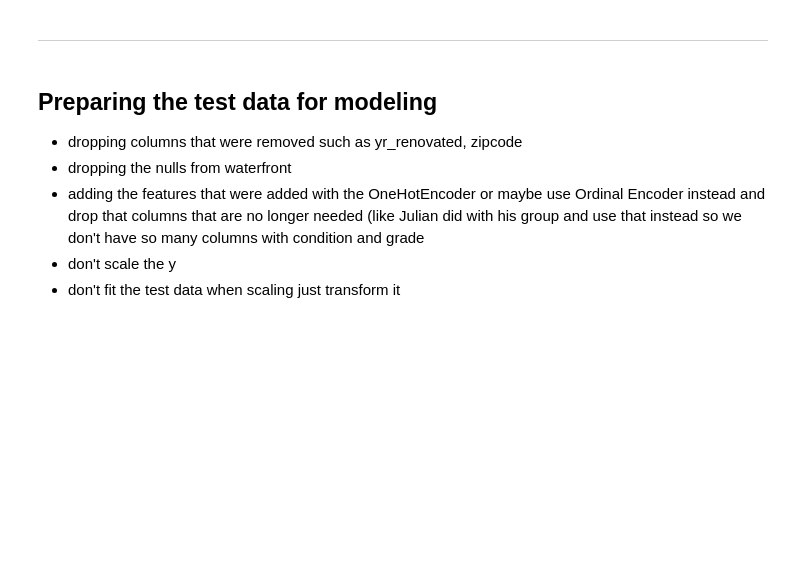
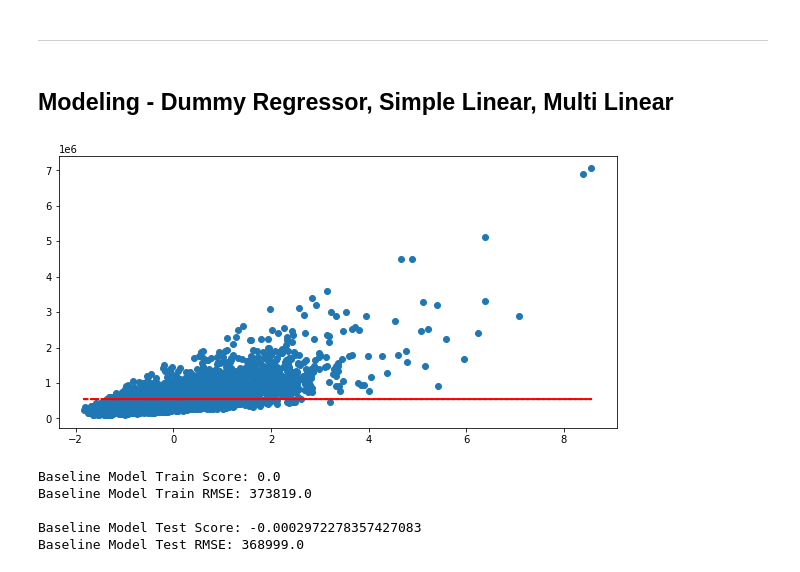
Before and after one commit to btbruno20/Analyzing-King-County-Housing, a Jupyter notebook: kingCounty_housing_regression.ipynb, the cells around one changed output. Cells and saved outputs as stored; diff of their text form; code cells hidden in the pictures; blank space fills up the shorter version.

Commit message:
added Dummy Regressor

```diff
--- a/kingCounty_housing_regression.ipynb
+++ b/kingCounty_housing_regression.ipynb
@@ -686,5 +689,5 @@ train_kch
 # %%
-test_kch = pd.concat([X_test_scaled, cat_encoded_test, y_test_kch], axis=1)
+test_kch = pd.concat([X_test_scaled, waterfront_test, cat_encoded_test, y_test_kch], axis=1)
 test_kch
 # %% [output]
 |  | bedrooms | bathrooms | sqft_living | sqft_lot | floors | sqft_above | sqft_basement | yr_built | ... |
@@ -720,32 +739,17 @@ plt.show()
 # %% [markdown]
 -----------------
-# %% [markdown]
-## Preparing the test data for modeling
-
-- dropping columns that were removed such as yr_renovated, zipcode
-- dropping the nulls from waterfront
-- adding the features that were added with the OneHotEncoder or maybe use Ordinal Encoder instead and drop that columns that are no longer needed (like Julian did with his group and use that instead so we don't have so many columns with condition and grade
-- don't scale the y
-- don't fit the test data when scaling just transform it
-# %%
-#trying to fix the sizes don't match error
-test_kch.drop(columns='yr_renovated', inplace=True)
-
-#dropping missing values from waterfront
-test_kch = test_kch.dropna().reset_index(drop=True)
-
-#sanity check
-test_kch.isnull().sum()
+# %% [markdown]
+## Modeling - Dummy Regressor, Simple Linear, Multi Linear
 # %%
 #begining with the Dummy Regressor - the mean of y: price
 from sklearn.dummy import DummyRegressor
 
 #defining X and y for train_kch
-X_train_kch = train_kch.drop(columns='price')
+X_train_kch = train_kch['sqft_living']
 y_train_kch = train_kch['price']
 
 #defining X and y for test_kch
-X_test_kch = test_kch.drop(columns='price')
+X_test_kch = test_kch['sqft_living']
 y_test_kch = test_kch['price']
 
 dummy_mean = DummyRegressor(strategy='mean').fit(X_train_kch, y_train_kch)
@@ -757,3 +757,30 @@ X_test_kch.shape
 # %%
 #plotting the Dummy Regressor mean and predictions
+plt.figure(figsize=(10, 5))
 plt.scatter(X_test_kch, y_test_kch)
+plt.plot(X_test_kch, y_predict_dummy_mean, color='red', linestyle = 'dashed',
+         linewidth=2, label = 'dummy');
+# %% [output]
+[figure, added]
+# %%
+dummy_regr = DummyRegressor(strategy = 'mean')
+dummy_regr.fit(X_train_kch, y_train_kch)
+dummy_regr.predict(X_train_kch)
+dummy_regr.predict(X_test_kch)
+dummy_regr.score(X_train_kch, y_train_kch)
+dummy_regr.score(X_test_kch, y_test_kch)
+dummy_train_RMSE = MSE(y_train_kch, dummy_regr.predict(X_train_kch),squared = False)
+dummy_test_RMSE = MSE(y_test_kch, dummy_regr.predict(X_test_kch), squared = False)
+
+print()
+print(f'Baseline Model Train Score: {dummy_regr.score(X_train_kch, y_train_kch)}')
+print(f'Baseline Model Train RMSE: {round(dummy_train_RMSE)}')
+print()
+print(f'Baseline Model Test Score: {dummy_regr.score(X_test_kch, y_test_kch)}')
+print(f'Baseline Model Test RMSE: {round(dummy_test_RMSE)}')
+# %% [output]
+Baseline Model Train Score: 0.0
+Baseline Model Train RMSE: 373819.0
+
+Baseline Model Test Score: -0.0002972278357427083
+Baseline Model Test RMSE: 368999.0
```
Also changed, not shown: parts of 11 cells of this notebook.
